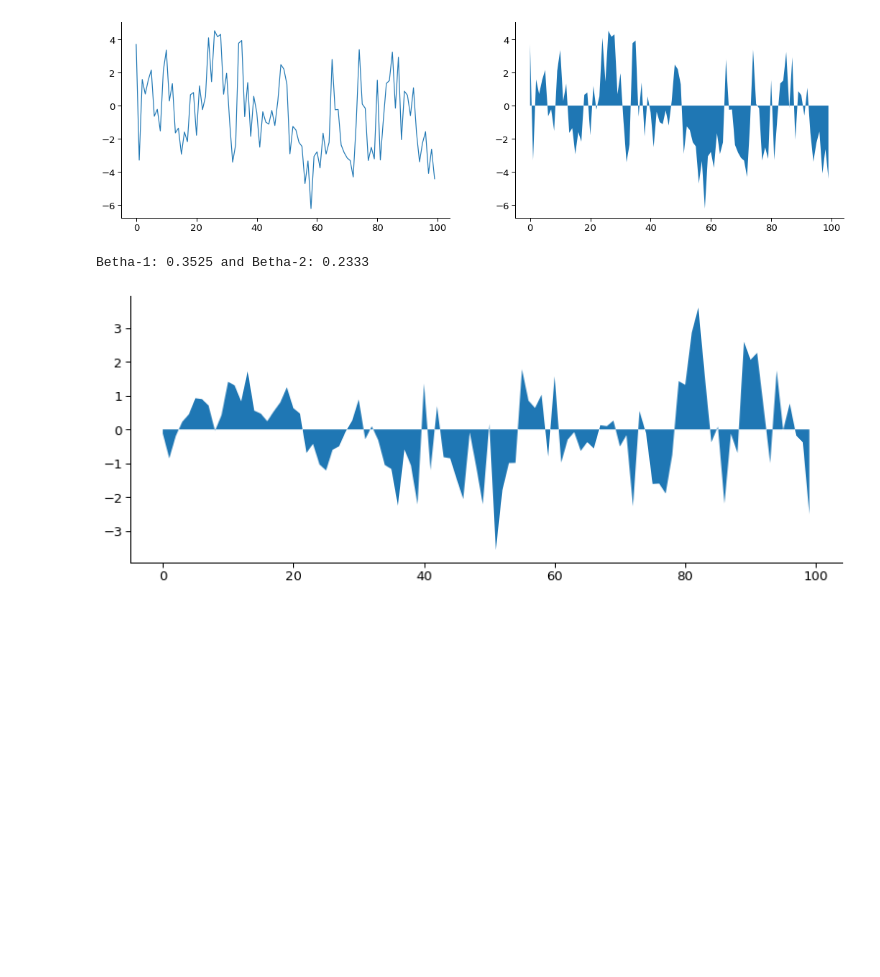
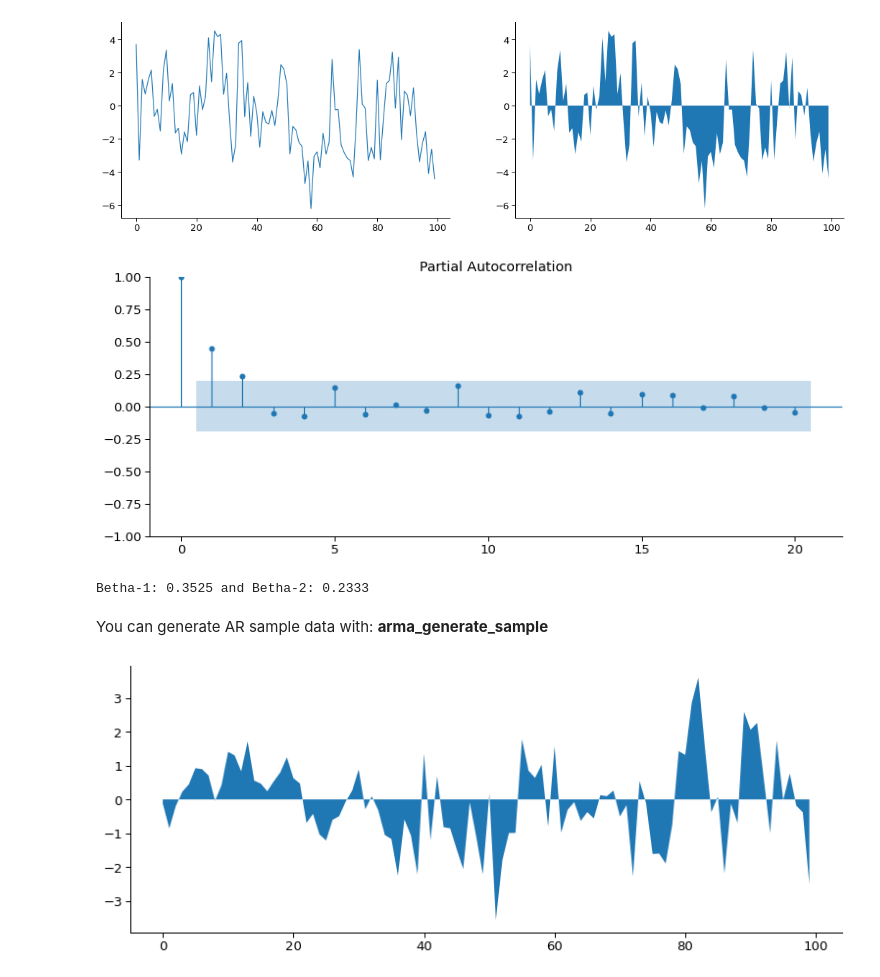
Before and after one commit to razielar/coursera_time_series_forecasting, a Jupyter notebook: coursera_time_series/week_3/1_arma_models/arma.models.ipynb, the cells around one changed output. Drawn from its saved outputs; the diff is of its cells as text; code cells hidden in the pictures; blank space fills up the shorter version.

```diff
--- a/coursera_time_series/week_3/1_arma_models/arma.models.ipynb
+++ b/coursera_time_series/week_3/1_arma_models/arma.models.ipynb
@@ -79,12 +86,18 @@ axes[1].fill_between(time, ar2_sample)
 plt.show()
 # %% [output]
 [figure]
+# %%
+fig_ar2= plot_pacf(ar2_sample)
+# %% [output]
+[figure, added]
 # %%
 model= ARIMA(ar2_sample, order= (2,0,0)).fit()
 # print(model.params)
 print("Betha-1: {:.4f} and Betha-2: {:.4f}".format(model.params[1], model.params[2]))
 # %% [output]
 Betha-1: 0.3525 and Betha-2: 0.2333
+# %% [markdown]
+You can generate AR sample data with: **arma_generate_sample**
 # %%
 # Generate an AR dataset through arma_generate_sample
 arparams = np.array([0.3,0.3])
```
Also changed, not shown: parts of 12 cells of this notebook.
